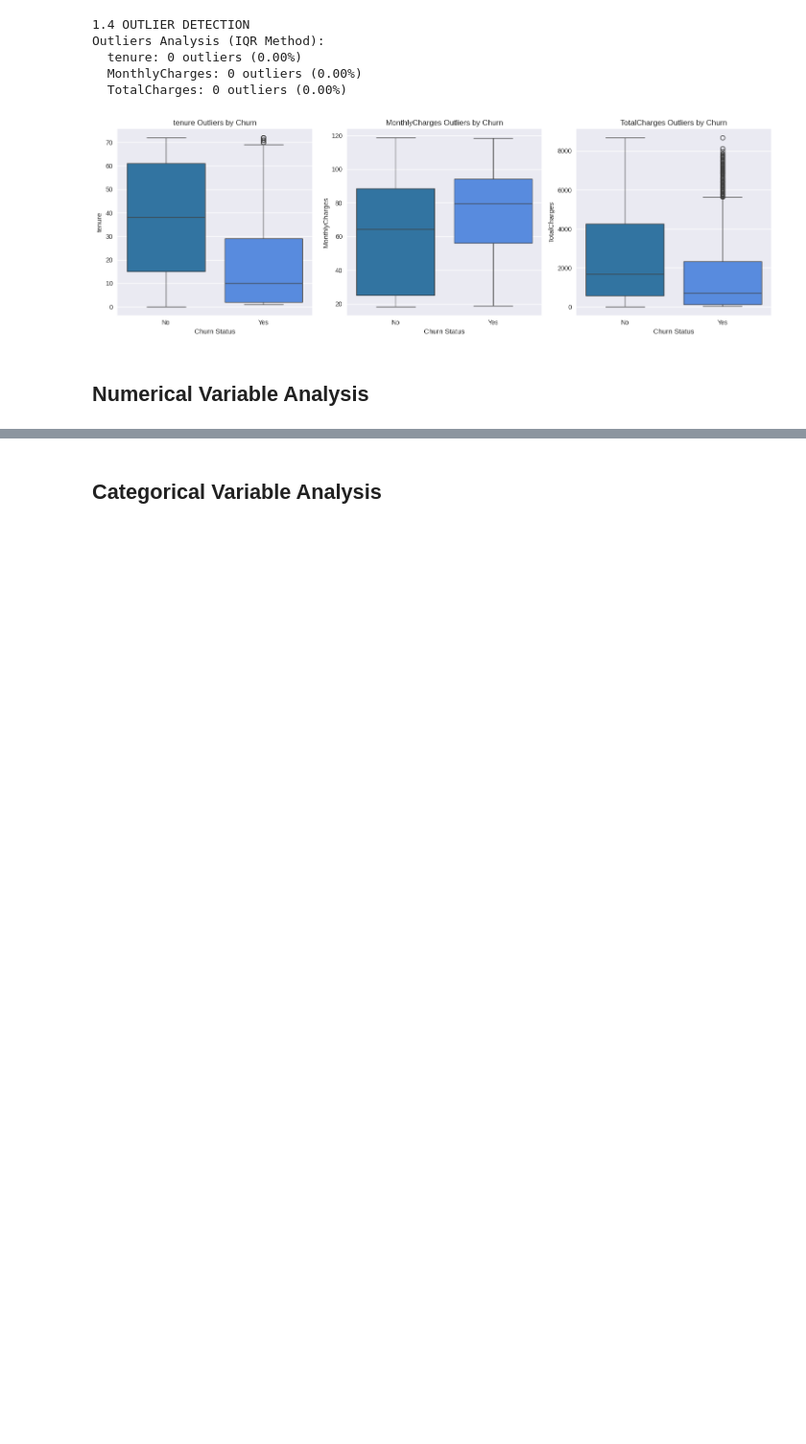
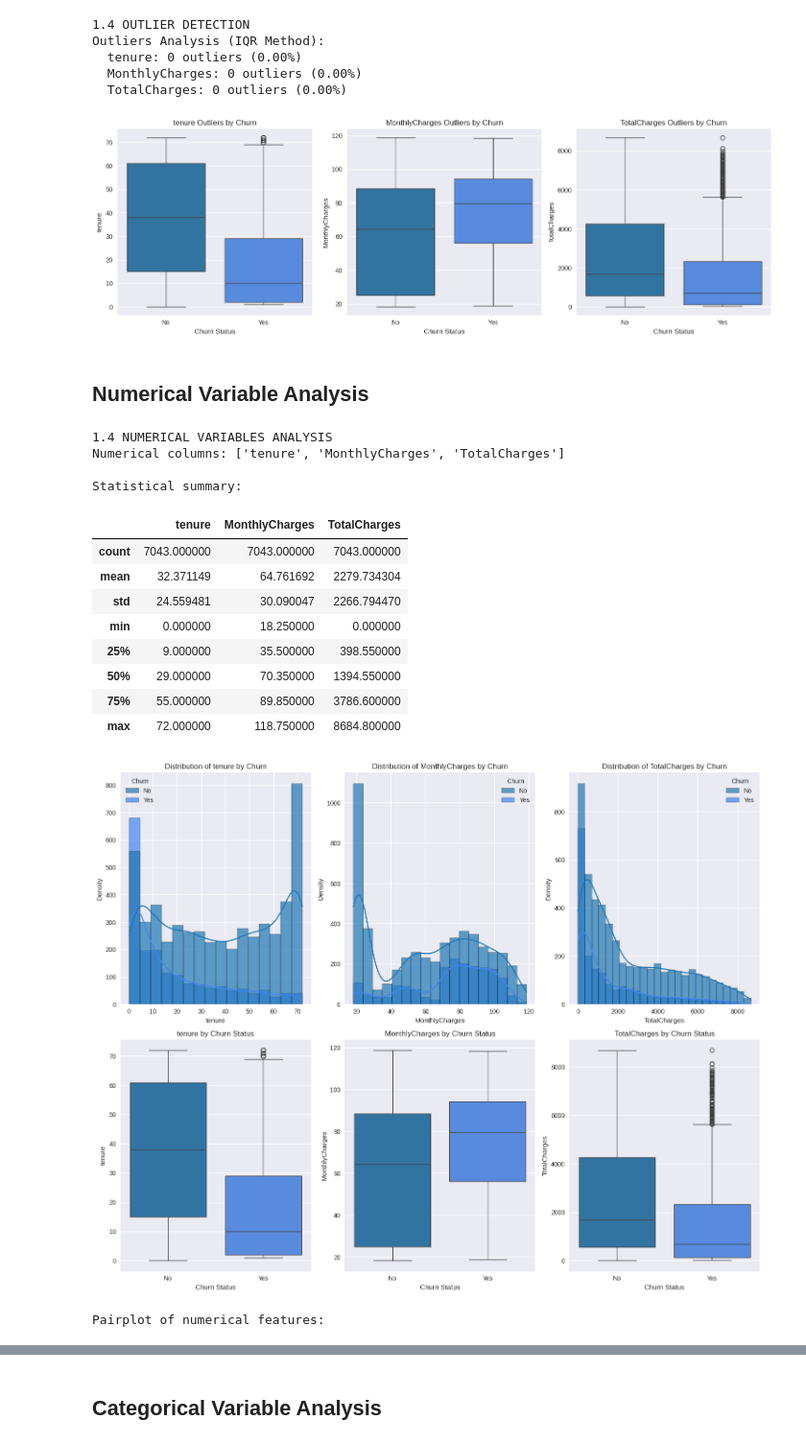
Before and after one commit to Saniru2006/Telco_Customer_Churn_2425606, a Jupyter notebook: CM2604_2425606_ICW.ipynb, the cells around one changed output, grey strips where cells are left out. Shown at 96% size. Saved outputs shown, nothing was run; the diff lists cells and outputs as text; code cells hidden in the pictures; blank space fills up the shorter version.

Commit message:
performing of numerical variable analysis, categorical variable analysis and correlation analysis of encoded categorical variables

```diff
--- a/CM2604_2425606_ICW.ipynb
+++ b/CM2604_2425606_ICW.ipynb
@@ -236,3 +236,74 @@ Outliers Analysis (IQR Method):
 [figure]
 # %% [markdown]
 ## Numerical Variable Analysis
+# %%
+print("\n1.4 NUMERICAL VARIABLES ANALYSIS")
+
+numerical_cols = ['tenure', 'MonthlyCharges', 'TotalCharges']
+print(f"Numerical columns: {numerical_cols}")
+
+print("\nStatistical summary:")
+display(df_clean[numerical_cols].describe())
+
+# Distribution with churn hue
+fig, axes = plt.subplots(2, 3, figsize=(15, 12))
+
+# Row 1: Histograms with KDE
+for i, col in enumerate(numerical_cols):
+    sns.histplot(data=df_clean, x=col, hue='Churn', kde=True,
+                 ax=axes[0,i], palette={'No': '#1f77b4', 'Yes': '#4285f4'}, alpha=0.7)
+    axes[0,i].set_title(f'Distribution of {col} by Churn')
+    axes[0,i].set_xlabel(col)
+    axes[0,i].set_ylabel('Density')
+
+# Row 2: Box plots
+for i, col in enumerate(numerical_cols):
+    sns.boxplot(data=df_clean, x='Churn', y=col,
+                ax=axes[1,i], palette={'No': '#1f77b4', 'Yes': '#4285f4'})
+    axes[1,i].set_title(f'{col} by Churn Status')
+    axes[1,i].set_xlabel('Churn Status')
+    axes[1,i].set_ylabel(col)
+plt.tight_layout()
+plt.show()
+
+# Pairplot
+print("\nPairplot of numerical features:")
+sns.pairplot(df_clean, hue='Churn', vars=numerical_cols, palette={'No': '#1f77b4', 'Yes': '#4285f4'})
+plt.suptitle('Pairplot of Numerical Features by Churn Status', y=1.02)
+plt.show()
+
+# Statistical tests
+# Statistical tests
+print("\nStatistical significance tests:")
+for col in numerical_cols:
+    churn_yes = df_clean[df_clean['Churn'] == 'Yes'][col]
+    churn_no = df_clean[df_clean['Churn'] == 'No'][col]
+
+    # Calculate statistics
+    stats_df = df_clean.groupby('Churn')[col].agg(['mean', 'median', 'std', 'min', 'max']).round(2)
+    print(f"\n{col.upper()} Statistics by Churn:")
+    print(stats_df)
+
+    # T-test
+    t_stat, p_value = stats.ttest_ind(churn_yes, churn_no, equal_var=False)
+    print(f"  T-statistic: {t_stat:.3f}, P-value: {p_value:.4f}")
+    if p_value < 0.05:
+        print("  Significant difference (p < 0.05)")
+    else:
+        print("  No significant difference")
+# %% [output]
+1.4 NUMERICAL VARIABLES ANALYSIS
+Numerical columns: ['tenure', 'MonthlyCharges', 'TotalCharges']
+
+Statistical summary:
+|  | tenure | MonthlyCharges | TotalCharges |
+| count | 7043.000000 | 7043.000000 | 7043.000000 |
+| mean | 32.371149 | 64.761692 | 2279.734304 |
+| std | 24.559481 | 30.090047 | 2266.794470 |
+| min | 0.000000 | 18.250000 | 0.000000 |
+| 25% | 9.000000 | 35.500000 | 398.550000 |
+| 50% | 29.000000 | 70.350000 | 1394.550000 |
+| 75% | 55.000000 | 89.850000 | 3786.600000 |
+| max | 72.000000 | 118.750000 | 8684.800000 |
+[figure, added]
+Pairplot of numerical features:
```
Also changed, not shown: parts of 3 cells of this notebook.
